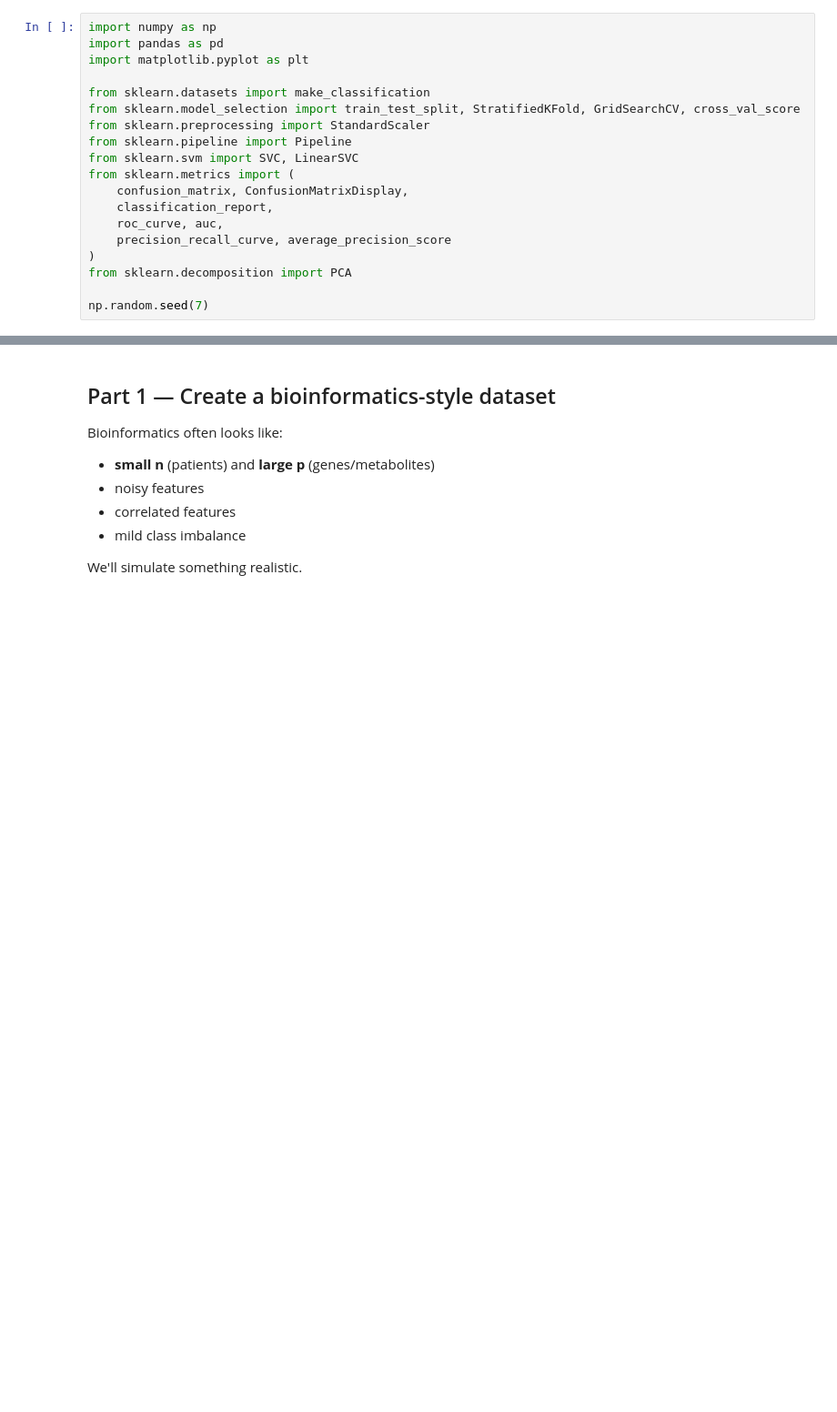
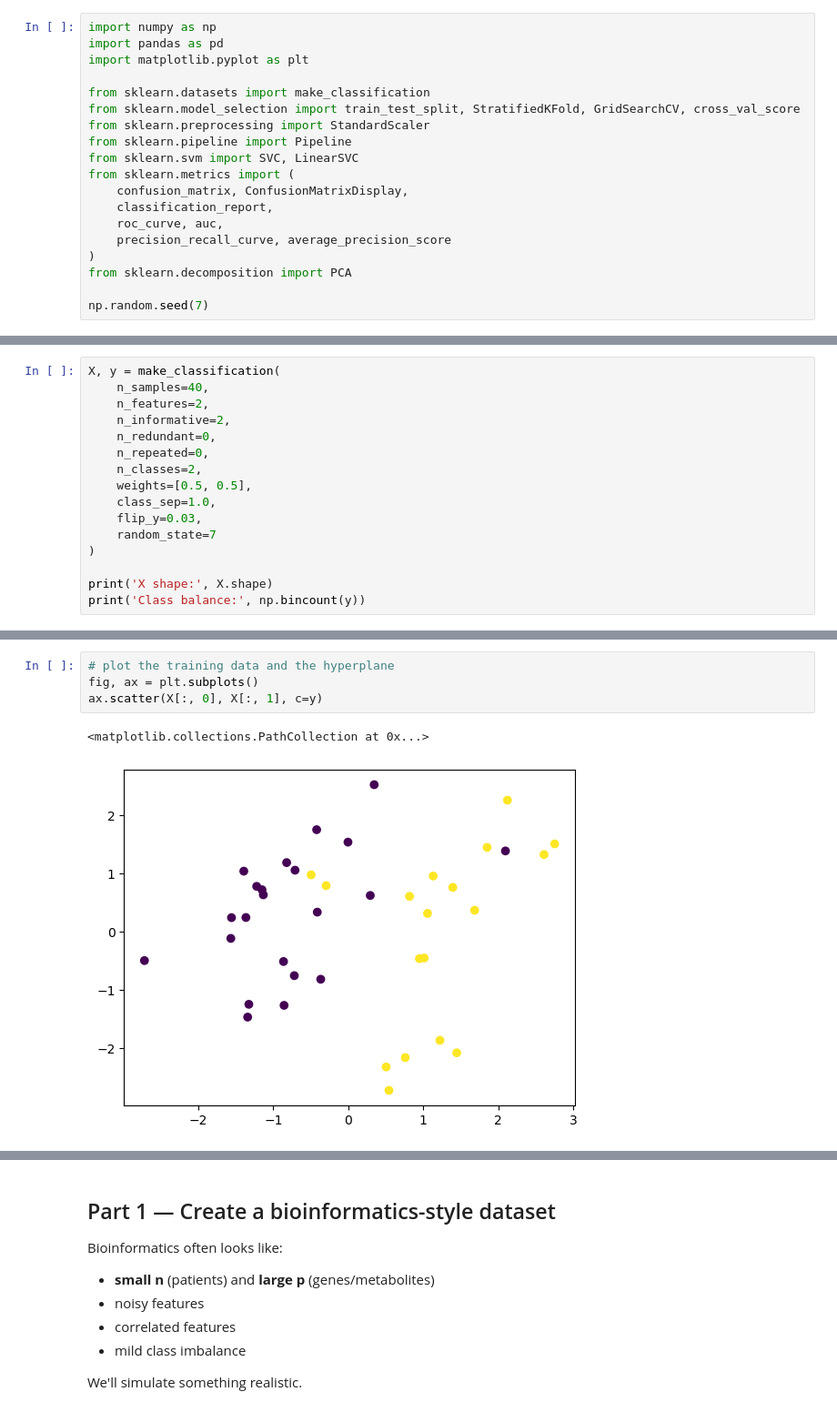
Before and after one commit to duxiuxia-bioinformatics/teach_machine_learning_and_ai, a Jupyter notebook: src/teaching/classification/svm/SVM_Bioinformatics_Lab.ipynb, the cells around one changed output, grey strips where cells are left out. Shown at 91% size. Saved outputs shown, nothing was run; the diff lists cells and outputs as text; blank space fills up the shorter version.

```diff
--- a/src/teaching/classification/svm/SVM_Bioinformatics_Lab.ipynb
+++ b/src/teaching/classification/svm/SVM_Bioinformatics_Lab.ipynb
@@ -34,0 +37,16 @@ np.random.seed(7)
+# %%
+X, y = make_classification(
+    n_samples=40,
+    n_features=2,
+    n_informative=2,
+    n_redundant=0,
+    n_repeated=0,
+    n_classes=2,
+    weights=[0.5, 0.5],
+    class_sep=1.0,
+    flip_y=0.03,
+    random_state=7
+)
+
+print('X shape:', X.shape)
+print('Class balance:', np.bincount(y))
@@ -34,0 +73,7 @@ np.random.seed(7)
+# %%
+# plot the training data and the hyperplane
+fig, ax = plt.subplots()
+ax.scatter(X[:, 0], X[:, 1], c=y)
+# %% [output]
+<matplotlib.collections.PathCollection at 0x...>
+[figure, added]
```
Also changed, not shown: parts of 18 cells of this notebook.
